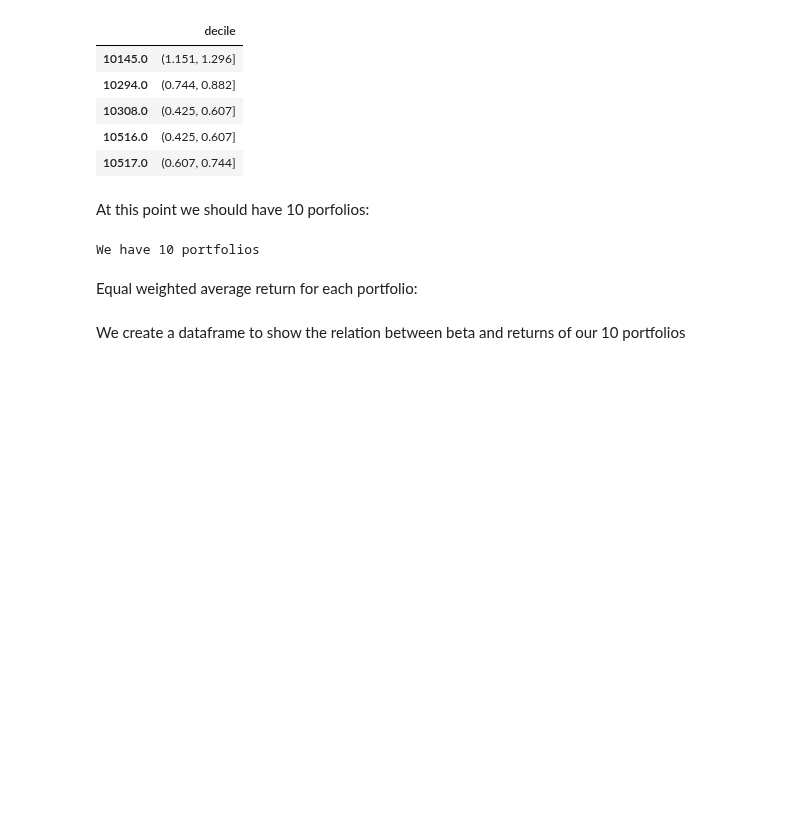
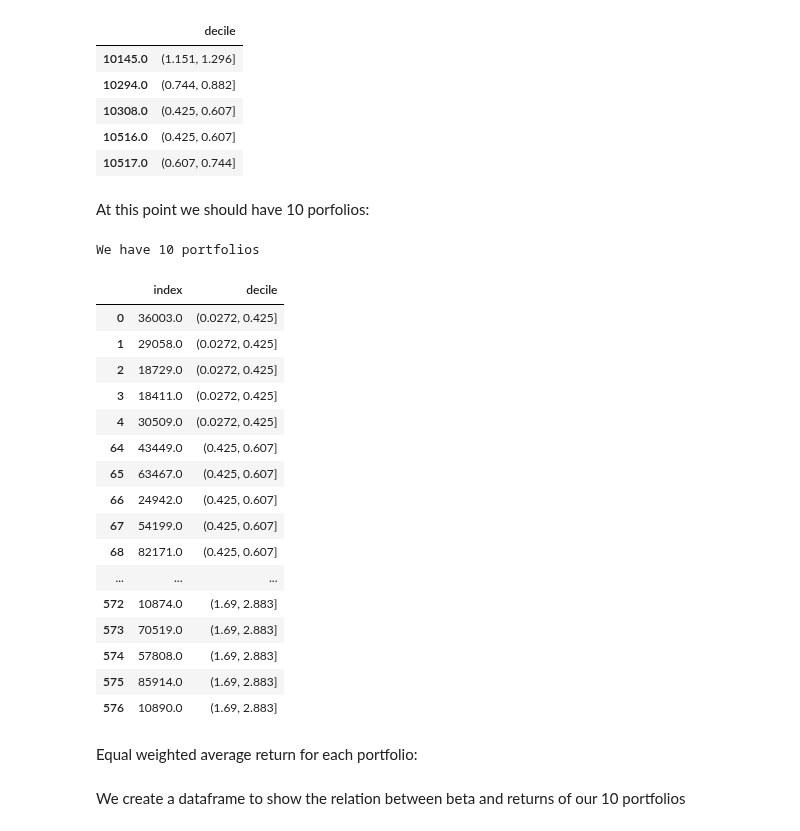
Before and after one commit to baohien97/EPFL-Investments, a Jupyter notebook: As6/InvestmentsAs6.ipynb, the cells around one changed output. Saved outputs shown, nothing was run; the diff lists cells and outputs as text; code cells hidden in the pictures; blank space fills up the shorter version.

```diff
--- a/As6/InvestmentsAs6.ipynb
+++ b/As6/InvestmentsAs6.ipynb
@@ -268,8 +268,27 @@ We have 10 portfolios
 # %%
 group_decile = decile.sort_values(by="decile") # sort for decile
 group_decile.reset_index(inplace=True)
 group_decile = group_decile.dropna() # drop NaN
 group_decile = group_decile.groupby("decile")
+group_decile.head()
+# %% [output]
+|  | index | decile |
+| 0 | 36003.0 | (0.0272, 0.425] |
+| 1 | 29058.0 | (0.0272, 0.425] |
+| 2 | 18729.0 | (0.0272, 0.425] |
+| 3 | 18411.0 | (0.0272, 0.425] |
+| 4 | 30509.0 | (0.0272, 0.425] |
+| 64 | 43449.0 | (0.425, 0.607] |
+| 65 | 63467.0 | (0.425, 0.607] |
+| 66 | 24942.0 | (0.425, 0.607] |
+| 67 | 54199.0 | (0.425, 0.607] |
+| 68 | 82171.0 | (0.425, 0.607] |
+| ... | ... | ... |
+| 572 | 10874.0 | (1.69, 2.883] |
+| 573 | 70519.0 | (1.69, 2.883] |
+| 574 | 57808.0 | (1.69, 2.883] |
+| 575 | 85914.0 | (1.69, 2.883] |
+| 576 | 10890.0 | (1.69, 2.883] |
 # %% [markdown]
 Equal weighted average return for each portfolio:
 # %%
```
Also changed, not shown: parts of 1 cell of this notebook, 1 other file.
